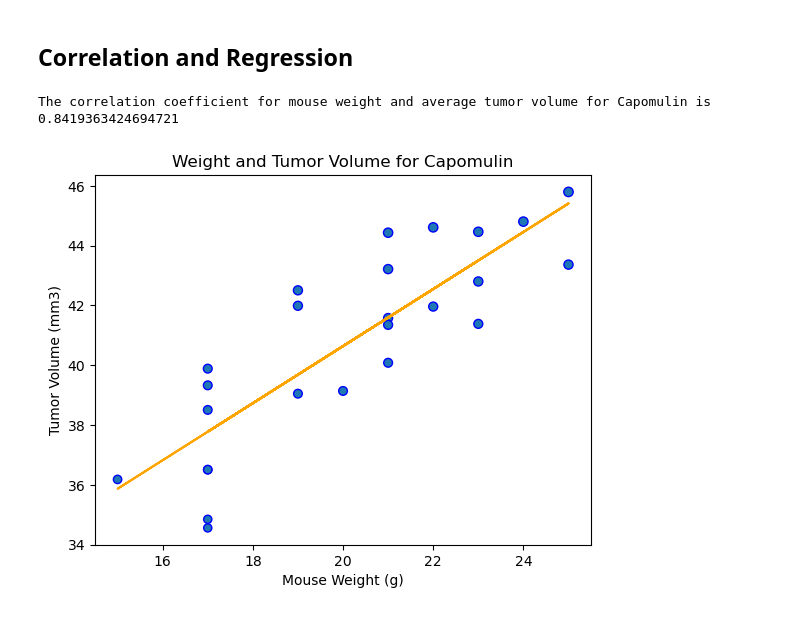
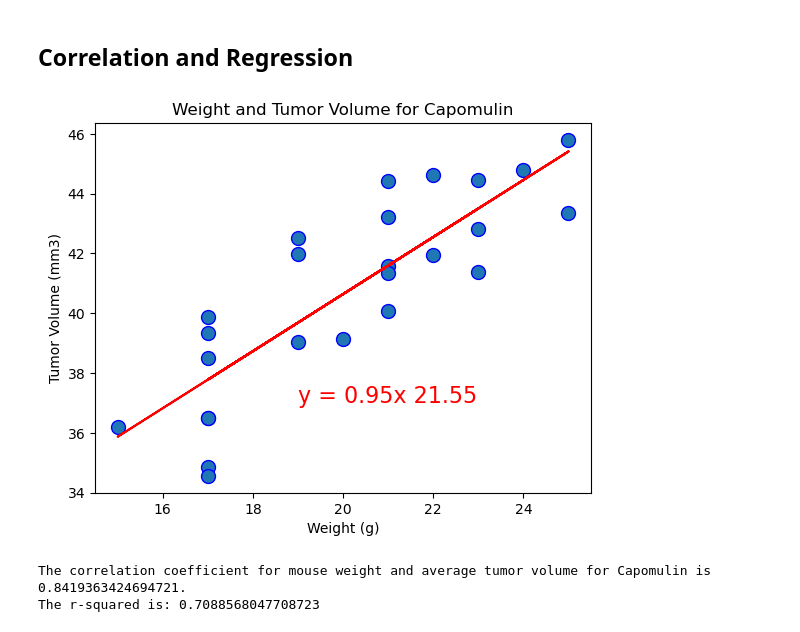
Before and after one commit to lathamlm/matplotlib-challenge, a Jupyter notebook: pymaceuticals_starter.ipynb, the cells around one changed output. Saved outputs shown, nothing was run; the diff lists cells and outputs as text; code cells hidden in the pictures.

```diff
--- a/pymaceuticals_starter.ipynb
+++ b/pymaceuticals_starter.ipynb
@@ -394,13 +402,22 @@ plt.show()
 # %%
 # Calculate the correlation coefficient and a linear regression model
 # for mouse weight and average observed tumor volume for the entire Capomulin regimen
 correlation_coeff = st.pearsonr(drug_groupby_weight, drug_groupby_volume)
-print(f"The correlation coefficient for mouse weight and average tumor volume for {drug} is {correlation_coeff[0]}")
 (slope, intercept, rvalue, pvalue, stderr) = st.linregress(drug_groupby_weight, drug_groupby_volume)
 regress_line = drug_groupby_weight * slope + intercept
-drug_df.plot(kind="scatter", x="Weight (g)", y="Tumor Volume (mm3)", marker="o", facecolors="blue", edgecolors="blue", s=drug_groupby_volume, title=f"Weight and Tumor Volume for {drug}", xlabel="Mouse Weight (g)")
-plt.plot(drug_groupby_weight, regress_line, color="orange")
+line_eq = "y = " + str(round(slope,2)) + "x " + str(round(intercept,2))
+plt.scatter(drug_groupby_weight, drug_groupby_volume, edgecolors="blue", s=100)
+plt.plot(drug_groupby_weight, regress_line, "r-")
+plt.annotate(line_eq,(19,37),fontsize=16, color="red")
+plt.title(f"Weight and Tumor Volume for {drug}")
+plt.xlabel("Weight (g)")
+plt.ylabel("Tumor Volume (mm3)")
+#drug_df.plot(kind="scatter", x="Weight (g)", y="Tumor Volume (mm3)", marker="o", facecolors="blue", edgecolors="blue", s=drug_groupby_volume, title=f"Weight and Tumor Volume for {drug}", xlabel="Mouse Weight (g)")
+#plt.plot(drug_groupby_weight, regress_line, color="orange")
 plt.show()
+print(f"The correlation coefficient for mouse weight and average tumor volume for {drug} is {correlation_coeff[0]}.")
+print(f"The r-squared is: {rvalue**2}")
 # %% [output]
+[figure, new version]
-The correlation coefficient for mouse weight and average tumor volume for Capomulin is 0.8419363424694721
+The correlation coefficient for mouse weight and average tumor volume for Capomulin is 0.8419363424694721.
+The r-squared is: 0.7088568047708723
-[figure, old version]
```
Also changed, not shown: parts of 7 cells of this notebook.
